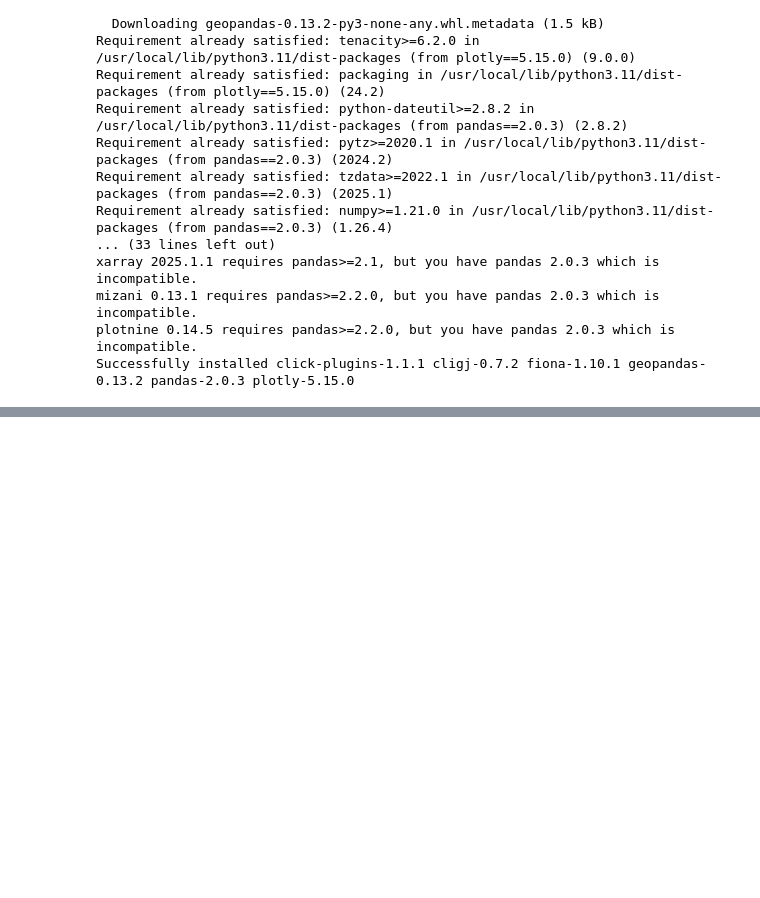
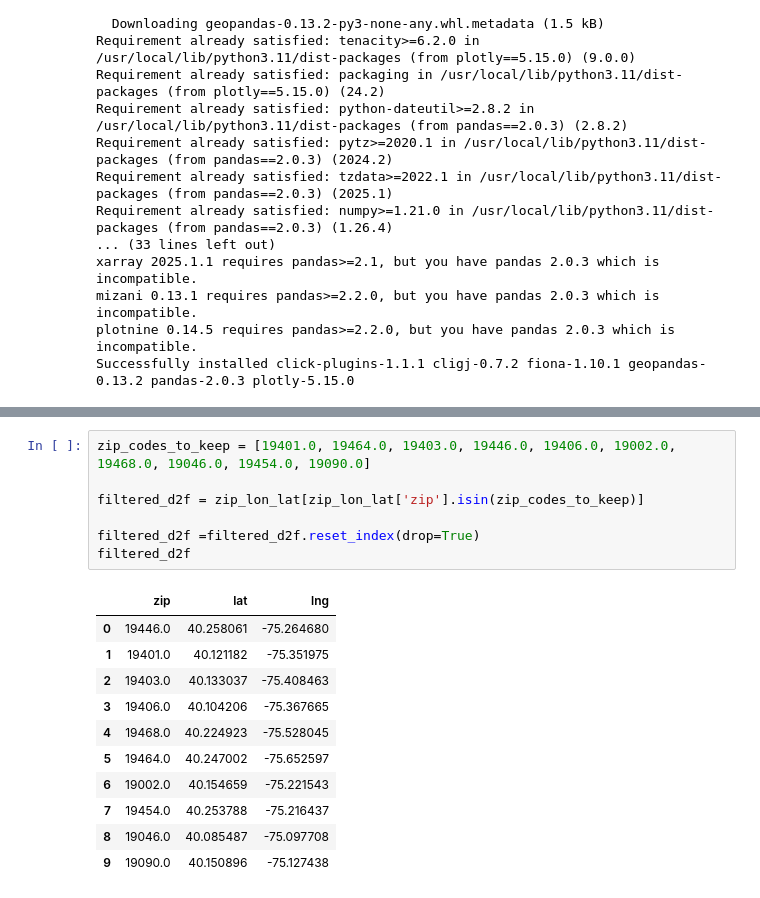
Before and after one commit to 59822/Discrete_distribution, a Jupyter notebook: 911_EDA.ipynb, the cells around one changed output, grey strips where cells are left out. Drawn from its saved outputs; the diff is of its cells as text; blank space fills up the shorter version.

```diff
--- a/911_EDA.ipynb
+++ b/911_EDA.ipynb
@@ -458,0 +498,19 @@ Successfully installed click-plugins-1.1.1 cligj-0.7.2 fiona-1.10.1 geopandas-0.
+# %%
+zip_codes_to_keep = [19401.0, 19464.0, 19403.0, 19446.0, 19406.0, 19002.0, 19468.0, 19046.0, 19454.0, 19090.0]
+
+filtered_d2f = zip_lon_lat[zip_lon_lat['zip'].isin(zip_codes_to_keep)]
+
+filtered_d2f =filtered_d2f.reset_index(drop=True)
+filtered_d2f
+# %% [output]
+|  | zip | lat | lng |
+| 0 | 19446.0 | 40.258061 | -75.264680 |
+| 1 | 19401.0 | 40.121182 | -75.351975 |
+| 2 | 19403.0 | 40.133037 | -75.408463 |
+| 3 | 19406.0 | 40.104206 | -75.367665 |
+| 4 | 19468.0 | 40.224923 | -75.528045 |
+| 5 | 19464.0 | 40.247002 | -75.652597 |
+| 6 | 19002.0 | 40.154659 | -75.221543 |
+| 7 | 19454.0 | 40.253788 | -75.216437 |
+| 8 | 19046.0 | 40.085487 | -75.097708 |
+| 9 | 19090.0 | 40.150896 | -75.127438 |
```
Also changed, not shown: parts of 6 cells of this notebook.
